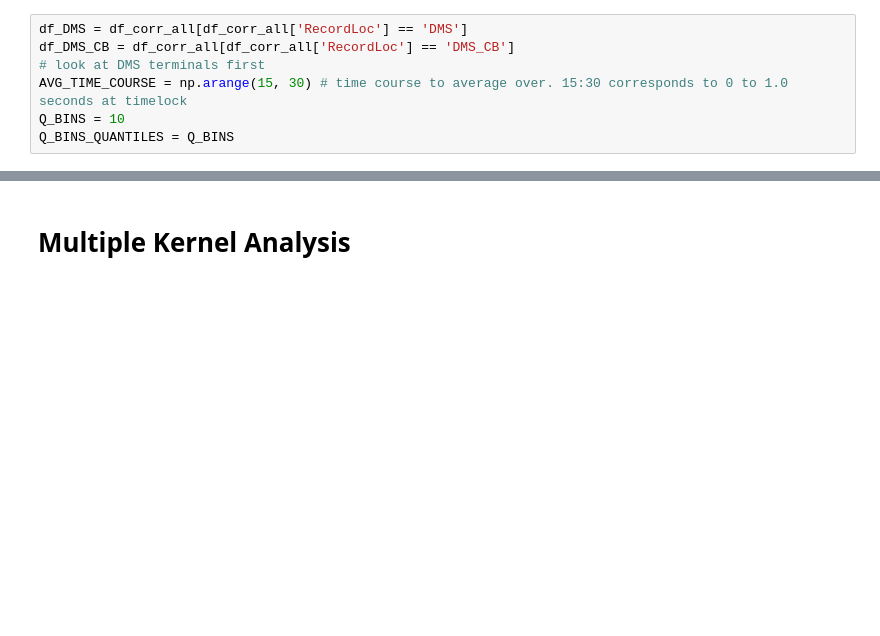
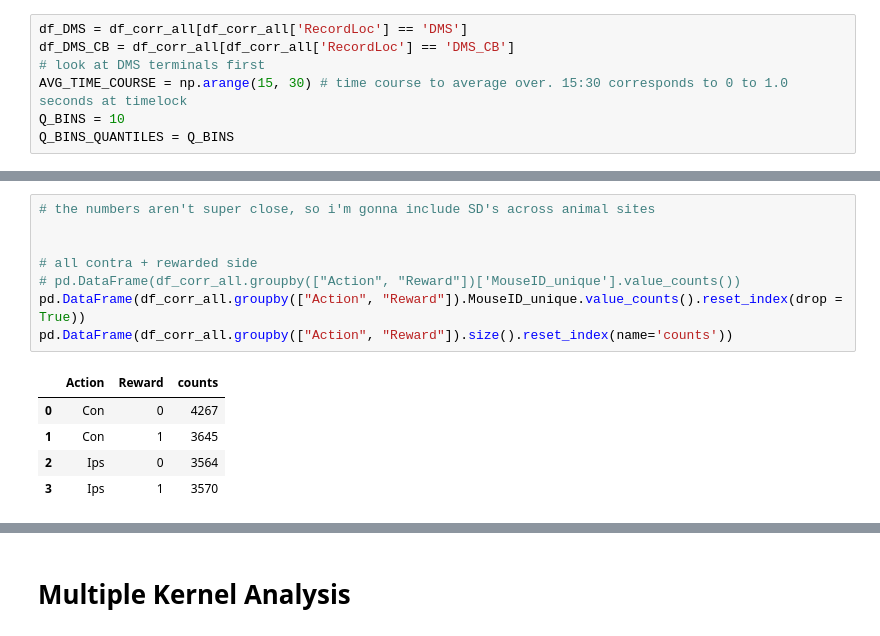
Before and after one commit to rachelstephlee/qlearning, a Jupyter notebook: Reviews_Analyses.ipynb, the cells around one changed output, grey strips where cells are left out. Cells and saved outputs as stored; diff of their text form; blank space fills up the shorter version.

```diff
--- a/Reviews_Analyses.ipynb
+++ b/Reviews_Analyses.ipynb
@@ -95,0 +209,14 @@ Q_BINS_QUANTILES = Q_BINS
+# %%
+# the numbers aren't super close, so i'm gonna include SD's across animal sites
+
+
+# all contra + rewarded side
+# pd.DataFrame(df_corr_all.groupby(["Action", "Reward"])['MouseID_unique'].value_counts())
+pd.DataFrame(df_corr_all.groupby(["Action", "Reward"]).MouseID_unique.value_counts().reset_index(drop = True))
+pd.DataFrame(df_corr_all.groupby(["Action", "Reward"]).size().reset_index(name='counts'))
+# %% [output]
+|  | Action | Reward | counts |
+| 0 | Con | 0 | 4267 |
+| 1 | Con | 1 | 3645 |
+| 2 | Ips | 0 | 3564 |
+| 3 | Ips | 1 | 3570 |
```
Also changed, not shown: parts of 12 cells of this notebook, 1 other file.
